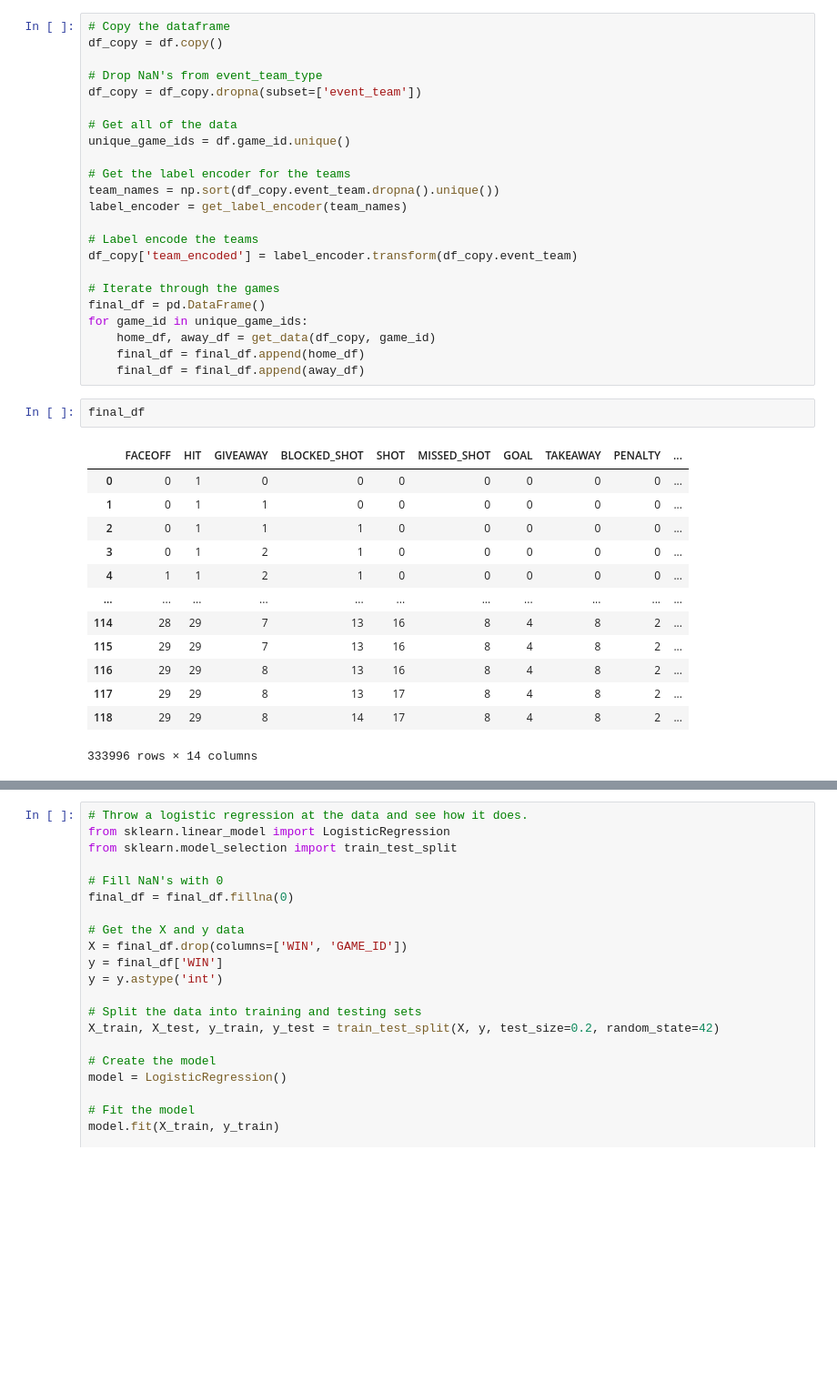
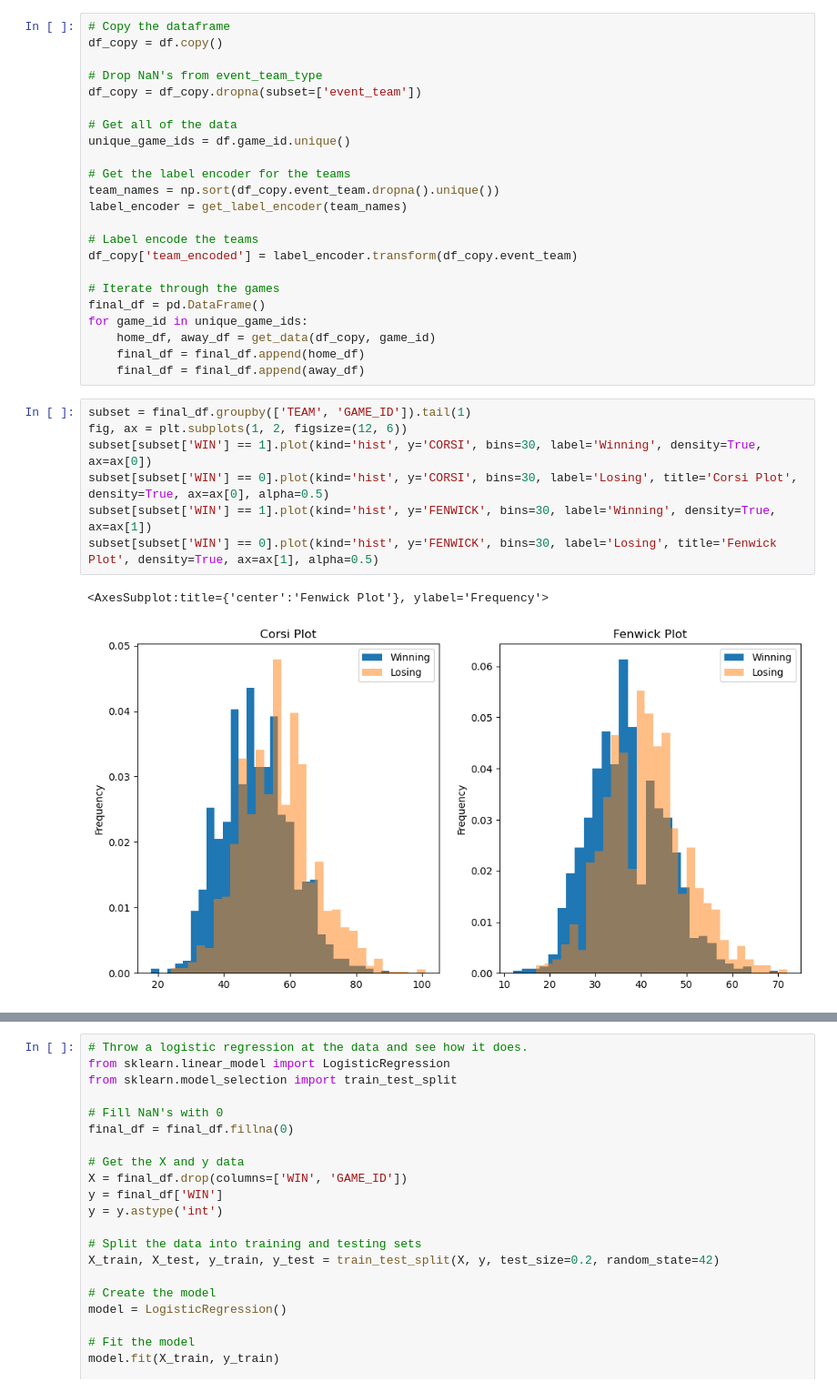
Before and after one commit to jeffxhansen/NHL_Win_Predictor, a Jupyter notebook: dylan.ipynb, the cells around one changed output, grey strips where cells are left out. Shown at 91% size. Cells and saved outputs as stored; diff of their text form; blank space fills up the shorter version.

Commit message:
Implemented corsi for % and fenwick for %.

```diff
--- a/dylan.ipynb
+++ b/dylan.ipynb
@@ -123,19 +201,13 @@ for game_id in unique_game_ids:
     home_df, away_df = get_data(df_copy, game_id)
     final_df = final_df.append(home_df)
     final_df = final_df.append(away_df)
-# %%
-final_df
-# %% [output]
-|  | FACEOFF | HIT | GIVEAWAY | BLOCKED_SHOT | SHOT | MISSED_SHOT | GOAL | TAKEAWAY | PENALTY | ... |
-| 0 | 0 | 1 | 0 | 0 | 0 | 0 | 0 | 0 | 0 | ... |
-| 1 | 0 | 1 | 1 | 0 | 0 | 0 | 0 | 0 | 0 | ... |
-| 2 | 0 | 1 | 1 | 1 | 0 | 0 | 0 | 0 | 0 | ... |
-| 3 | 0 | 1 | 2 | 1 | 0 | 0 | 0 | 0 | 0 | ... |
-| 4 | 1 | 1 | 2 | 1 | 0 | 0 | 0 | 0 | 0 | ... |
-| ... | ... | ... | ... | ... | ... | ... | ... | ... | ... | ... |
-| 114 | 28 | 29 | 7 | 13 | 16 | 8 | 4 | 8 | 2 | ... |
-| 115 | 29 | 29 | 7 | 13 | 16 | 8 | 4 | 8 | 2 | ... |
-| 116 | 29 | 29 | 8 | 13 | 16 | 8 | 4 | 8 | 2 | ... |
-| 117 | 29 | 29 | 8 | 13 | 17 | 8 | 4 | 8 | 2 | ... |
-| 118 | 29 | 29 | 8 | 14 | 17 | 8 | 4 | 8 | 2 | ... |
-333996 rows × 14 columns
+# %%
+subset = final_df.groupby(['TEAM', 'GAME_ID']).tail(1)
+fig, ax = plt.subplots(1, 2, figsize=(12, 6))
+subset[subset['WIN'] == 1].plot(kind='hist', y='CORSI', bins=30, label='Winning', density=True, ax=ax[0])
+subset[subset['WIN'] == 0].plot(kind='hist', y='CORSI', bins=30, label='Losing', title='Corsi Plot', density=True, ax=ax[0], alpha=0.5)
+subset[subset['WIN'] == 1].plot(kind='hist', y='FENWICK', bins=30, label='Winning', density=True, ax=ax[1])
+subset[subset['WIN'] == 0].plot(kind='hist', y='FENWICK', bins=30, label='Losing', title='Fenwick Plot', density=True, ax=ax[1], alpha=0.5)
+# %% [output]
+<AxesSubplot:title={'center':'Fenwick Plot'}, ylabel='Frequency'>
+[figure, added]
```
Also changed, not shown: parts of 4 cells of this notebook.
